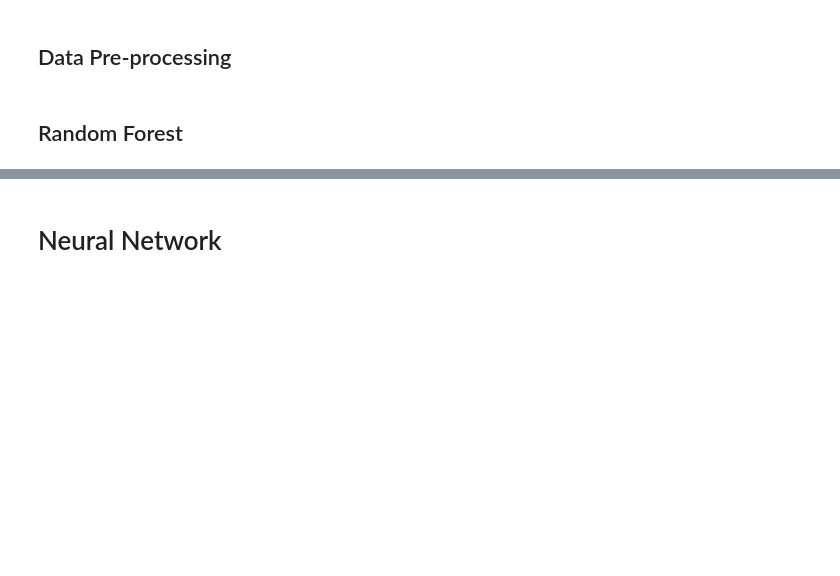
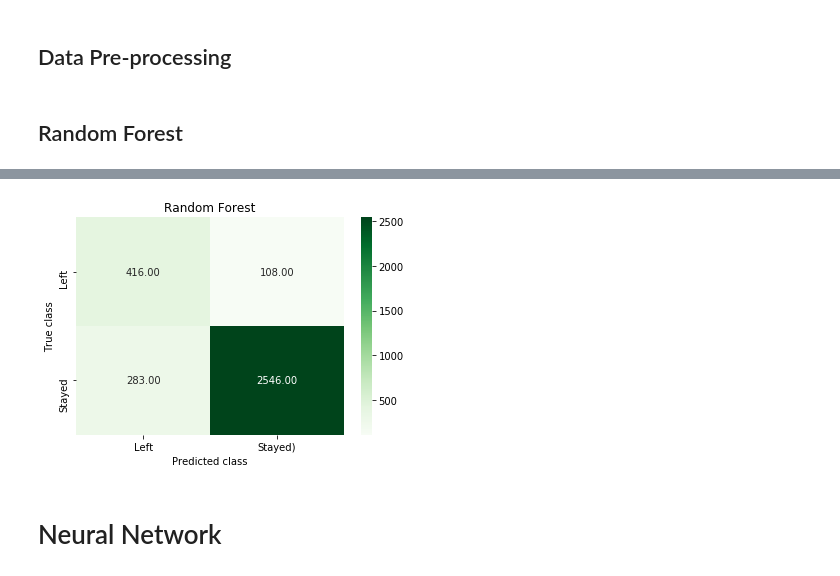
Before and after one commit to jvbonini/WhyExpat_site, a Jupyter notebook: ML_models.ipynb, the cells around one changed output, grey strips where cells are left out. Saved outputs shown, nothing was run; the diff lists cells and outputs as text; code cells hidden in the pictures; blank space fills up the shorter version.

```diff
--- a/ML_models.ipynb
+++ b/ML_models.ipynb
@@ -320,3 +356,18 @@ rf_feature_importance
+# %%
+y_pred = rf.predict(X_test_scaled)
+from sklearn import metrics
+from sklearn.metrics import confusion_matrix
+import seaborn as sns
+# confusion_matrix must be a list of predictions, not OHEs (one hot encodings). Call argmax on your y_test and y_pred
+forest_cm = metrics.confusion_matrix(y_pred.argmax(axis=1), y_test_categorical.argmax(axis=1))
+sns.heatmap(forest_cm, annot=True, fmt='.2f',xticklabels = ["Left", "Stayed)"] , yticklabels = ["Left", "Stayed"],
+            cmap ='Greens' )
+plt.ylabel('True class')
+plt.xlabel('Predicted class')
+plt.title('Random Forest')
+plt.savefig('Output/random_forest')
+# %% [output]
+[figure, added]
 # %% [markdown]
 # Neural Network
 # %% [markdown]
```
Also changed, not shown: parts of 23 cells of this notebook.
